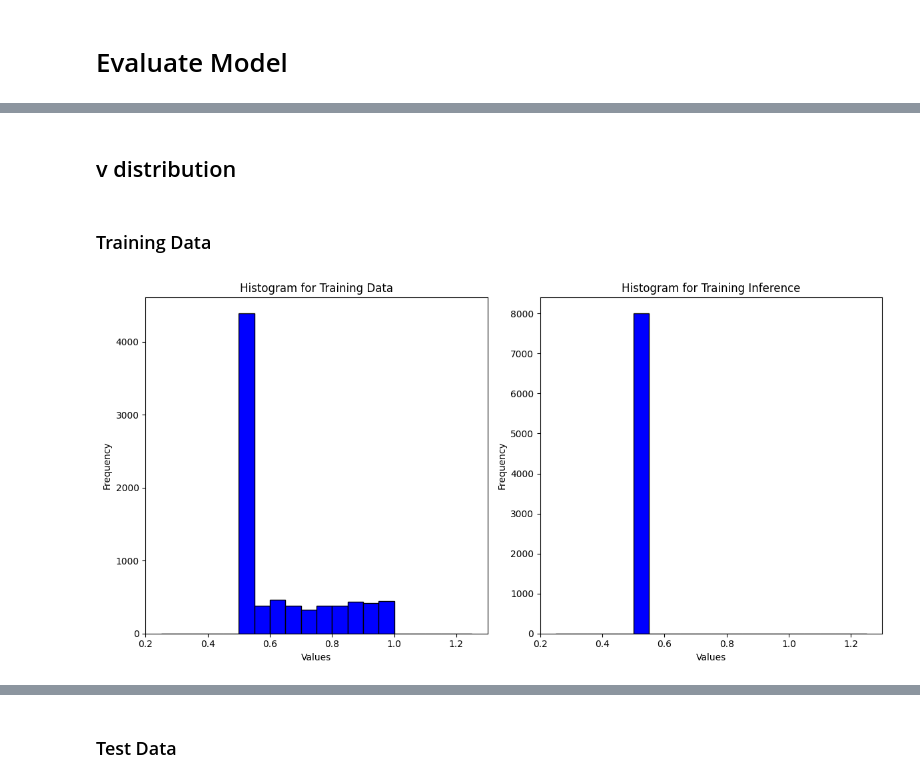
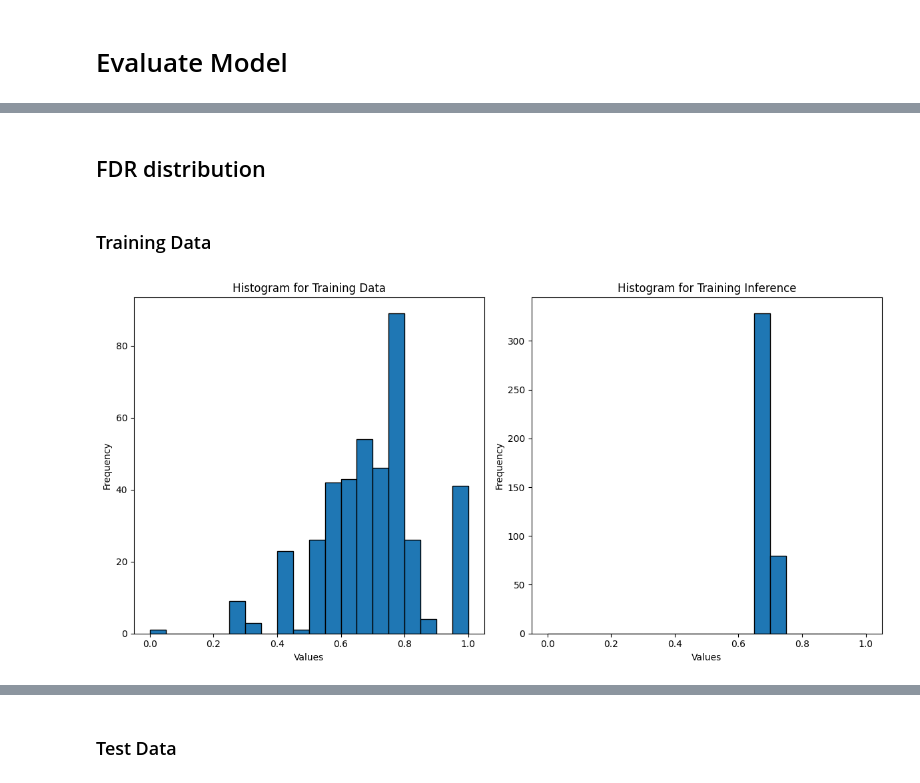
Before and after one commit to ArnauVilella/Deep-T-Rex, a Jupyter notebook: prediction_estimator.ipynb, the cells around one changed output, grey strips where cells are left out. Cells and saved outputs as stored; diff of their text form; code cells hidden in the pictures.

```diff
--- a/prediction_estimator.ipynb
+++ b/prediction_estimator.ipynb
@@ -28,11 +25,13 @@ class PhiThreshDataset(Dataset):
     def __init__(self, data_dir):
         self.phi_dir = os.path.join(data_dir, 'Phi_mat')
         self.beta_dir = os.path.join(data_dir, 'beta')
-        self.v_thresh_dir = os.path.join(data_dir, 'v_thresh')
+        self.v_dir = os.path.join(data_dir, 'v')
+        self.FDR_dir = os.path.join(data_dir, 'FDR')
 
         self.phi_files = [f for f in os.listdir(self.phi_dir) if f.startswith('Phi_mat_') and f.endswith('.txt')]
         self.beta_files = [f for f in os.listdir(self.beta_dir) if f.startswith('beta_') and f.endswith('.txt')]
-        self.v_thresh_files = [f for f in os.listdir(self.v_thresh_dir) if f.startswith('v_thresh_') and f.endswith('.txt')]
+        self.v_files = [f for f in os.listdir(self.v_dir) if f.startswith('v_') and f.endswith('.txt')]
+        self.FDR_files = [f for f in os.listdir(self.FDR_dir) if f.startswith('FDR_') and f.endswith('.txt')]
 
     def __len__(self):
         return len(self.phi_files)
@@ -44,12 +43,13 @@ class PhiThreshDataset(Dataset):
         beta_file = os.path.join(self.beta_dir, self.beta_files[idx])
         beta = np.loadtxt(beta_file)
 
-        v_thresh_file = os.path.join(self.v_thresh_dir, self.v_thresh_files[idx])
-        v_thresh = np.loadtxt(v_thresh_file)
+        v_file = os.path.join(self.v_dir, self.v_files[idx])
+        v = np.loadtxt(v_file)
 
-        FDR = get_FDR(v_thresh, phi, beta)
+        FDR_file = os.path.join(self.FDR_dir, self.FDR_files[idx])
+        FDR = np.loadtxt(FDR_file)
 
-        return torch.tensor(phi, dtype=torch.float32), torch.tensor(beta, dtype=torch.float32), torch.tensor(v_thresh, dtype=torch.float32), torch.tensor(FDR, dtype=torch.float32)
+        return torch.tensor(phi, dtype=torch.float32), torch.tensor(beta, dtype=torch.float32), torch.tensor(v, dtype=torch.float32), torch.tensor(FDR, dtype=torch.float32)
 # %%
 def get_data_loaders(data_dir, batch_size=32, test_size=0.2):
     dataset = PhiThreshDataset(data_dir)
@@ -70,7 +70,8 @@ class PhiNet(nn.Module):
         self.fc2 = nn.Linear(32, 8)
         self.fc3 = nn.Linear(8, 1)
 
-    def forward(self, x):
+    def forward(self, Phi, v):
+        x = torch.cat((Phi, v.unsqueeze(1)), dim=1)
         x = torch.relu(self.fc1(x))
         x = torch.relu(self.fc2(x))
         x = torch.sigmoid(self.fc3(x))
@@ -125,7 +129,7 @@ def train_model(model, train_loader, criterion, optimizer, num_epochs=10):
         test_losses.append(sum(losses_over_test) / len(test_loader))
     return train_losses, test_losses
 # %%
-input_size = len(np.loadtxt(os.path.join(data_dir, 'Phi_mat/Phi_mat_1.txt')))
+input_size = len(np.loadtxt(os.path.join(data_dir, 'Phi_mat/Phi_mat_1.txt'))) + 1
 
 hparams = {"batch_size": 16,
            "learning_rate": 0.001,
@@ -133,9 +137,9 @@ hparams = {"batch_size": 16,
 
 train_loader, test_loader, train_indices, test_indices = get_data_loaders(data_dir, batch_size=hparams["batch_size"])
 
-model = PhiNet(input_size=input_size)
+model = PhiNet(input_size=input_size).to(device)
 criterion = nn.MSELoss()
 optimizer = optim.Adam(model.parameters(), lr=hparams["learning_rate"])
 
-train_losses, test_losses = train_model(model, train_loader, criterion, optimizer, num_epochs=hparams["num_epochs"])
+train_losses, test_losses = train_model(model, train_loader, criterion, optimizer, num_epochs=hparams["num_epochs"], device=device)
 # %% [output]
@@ -196,47 +200,36 @@ plt.show()
 # %% [markdown]
-## v distribution
+## FDR distribution
 # %% [markdown]
 ### Training Data
 # %%
 model.eval()
 
 with torch.no_grad():
     train_loader_v = []
     train_infer_v = []
-    for Phis, betas, v_opt, FDRs in train_loader:
-        train_loader_v += v_opt.numpy().squeeze().tolist()
-        train_infer_v += model(Phis).numpy().squeeze().tolist()
+    for Phis, betas, vs, FDRs in train_loader:
+        Phis, betas, vs, FDRs = Phis.to(device), betas.to(device), vs.to(device), FDRs.to(device)
+        train_loader_v += FDRs.cpu().numpy().squeeze().tolist()
+        train_infer_v += model(Phis, vs).detach().cpu().numpy().squeeze().tolist()
 
-bin_edges = [0.25, 0.3, 0.35, 0.4 , 0.45 , 0.5, 0.55, 0.6, 0.65, 0.7, 0.75, 0.8, 0.85, 0.9, 0.95, 1.001, 1.05, 1.1, 1.15, 1.2, 1.25]
+bin_edges = [0, 0.05, 0.10, 0.15, 0.20, 0.25, 0.3, 0.35, 0.4 , 0.45 , 0.5, 0.55, 0.6, 0.65, 0.7, 0.75, 0.8, 0.85, 0.9, 0.95, 1.001]
 
 fig, (ax1, ax2) = plt.subplots(1, 2, figsize=(12, 6))
 
 N, bins, patches = ax1.hist(train_loader_v, bins=bin_edges, edgecolor='black')
-for i in range(0, 4+1):
-    patches[i].set_facecolor('r')
-for i in range(5,15):
-    patches[i].set_facecolor('b')
-for i in range(15, len(patches)):
-    patches[i].set_facecolor('r')
 ax1.set_title('Histogram for Training Data')
 ax1.set_xlabel('Values')
 ax1.set_ylabel('Frequency')
 
 N, bins, patches = ax2.hist(train_infer_v, bins=bin_edges, edgecolor='black')
-for i in range(0, 4+1):
-    patches[i].set_facecolor('r')
-for i in range(5,15):
-    patches[i].set_facecolor('b')
-for i in range(15, len(patches)):
-    patches[i].set_facecolor('r')
 ax2.set_title('Histogram for Training Inference')
 ax2.set_xlabel('Values')
 ax2.set_ylabel('Frequency')
 
 plt.tight_layout()
 plt.show()
 # %% [output]
-[figure, old version]
+[figure, new version]
 # %%
 plt.hist(np.abs(np.array(train_loader_v) - np.array(train_infer_v)), bins='auto')
 plt.title("Histogram of Absolute Error for Training Data")
```
Also changed, not shown: parts of 12 cells of this notebook, 1 other file.
